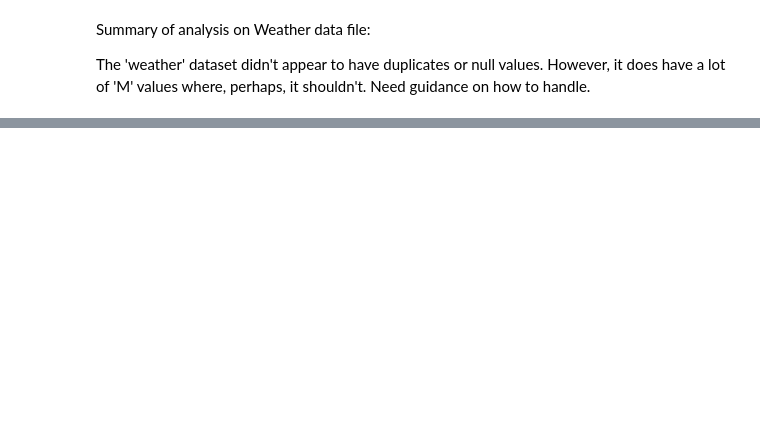
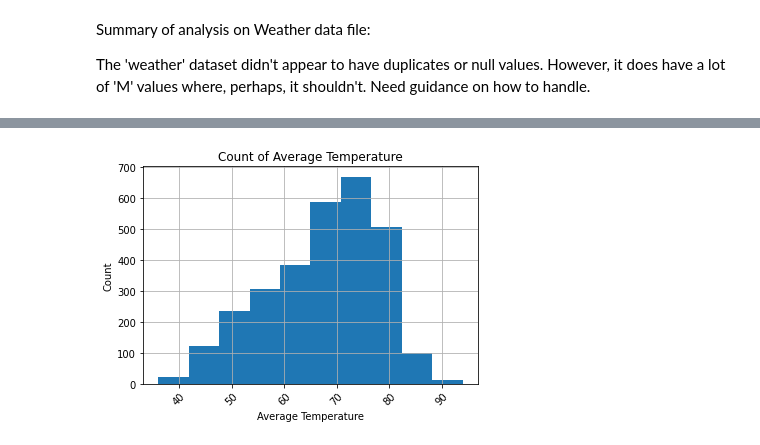
Before and after one commit to MayraC84/Capstone_Two, a Jupyter notebook: West_Nile_Data_Wrangling.ipynb, the cells around one changed output, grey strips where cells are left out. Cells and saved outputs as stored; diff of their text form; code cells hidden in the pictures; blank space fills up the shorter version.

```diff
--- a/West_Nile_Data_Wrangling.ipynb
+++ b/West_Nile_Data_Wrangling.ipynb
@@ -387,0 +657,8 @@ The 'weather' dataset didn't appear to have duplicates or null values. However,
+# %%
+weather.Tavg.hist(bins=10)
+plt.xticks(rotation=45)
+plt.title('Count of Average Temperature')
+plt.xlabel('Average Temperature')
+plt.ylabel('Count');
+# %% [output]
+[figure, added]
```
Also changed, not shown: parts of 77 cells of this notebook.
